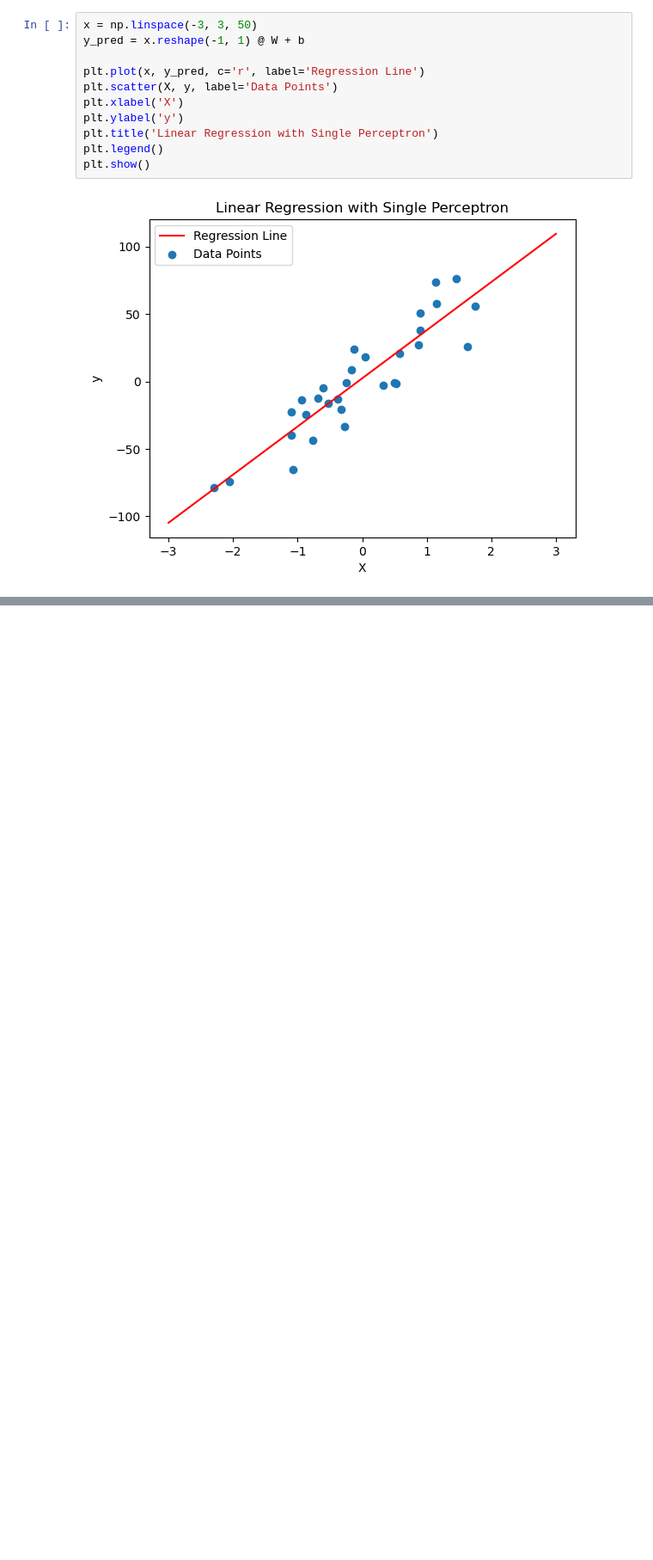
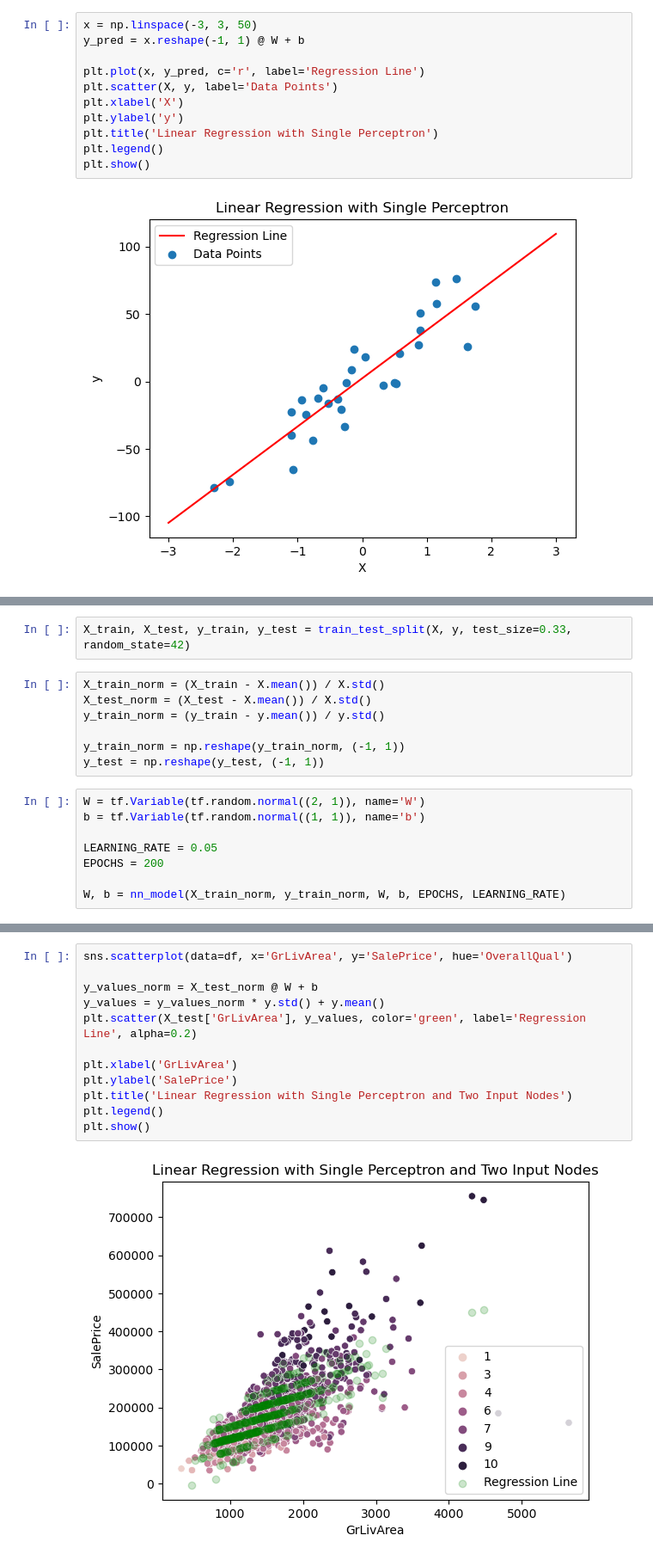
Before and after one commit to VahidTheOnly/NeuralNet-Regression-Classification, a Jupyter notebook: linear_regression_single_perceptron.ipynb, the cells around one changed output, grey strips where cells are left out. Shown at 86% size. Drawn from its saved outputs; the diff is of its cells as text; blank space fills up the shorter version.

Commit message:
Single Perceptron with Two Inputs

```diff
--- a/linear_regression_single_perceptron.ipynb
+++ b/linear_regression_single_perceptron.ipynb
@@ -85,0 +131,17 @@ plt.show()
+# %%
+X_train, X_test, y_train, y_test = train_test_split(X, y, test_size=0.33, random_state=42)
+# %%
+X_train_norm = (X_train - X.mean()) / X.std()
+X_test_norm = (X_test - X.mean()) / X.std()
+y_train_norm = (y_train - y.mean()) / y.std()
+
+y_train_norm = np.reshape(y_train_norm, (-1, 1))
+y_test = np.reshape(y_test, (-1, 1))
+# %%
+W = tf.Variable(tf.random.normal((2, 1)), name='W')
+b = tf.Variable(tf.random.normal((1, 1)), name='b')
+
+LEARNING_RATE = 0.05
+EPOCHS = 200
+
+W, b = nn_model(X_train_norm, y_train_norm, W, b, EPOCHS, LEARNING_RATE)
@@ -85,0 +169,14 @@ plt.show()
+# %%
+sns.scatterplot(data=df, x='GrLivArea', y='SalePrice', hue='OverallQual')
+
+y_values_norm = X_test_norm @ W + b
+y_values = y_values_norm * y.std() + y.mean()
+plt.scatter(X_test['GrLivArea'], y_values, color='green', label='Regression Line', alpha=0.2)
+
+plt.xlabel('GrLivArea')
+plt.ylabel('SalePrice')
+plt.title('Linear Regression with Single Perceptron and Two Input Nodes')
+plt.legend()
+plt.show()
+# %% [output]
+[figure, added]
```
Also changed, not shown: parts of 11 cells of this notebook.
